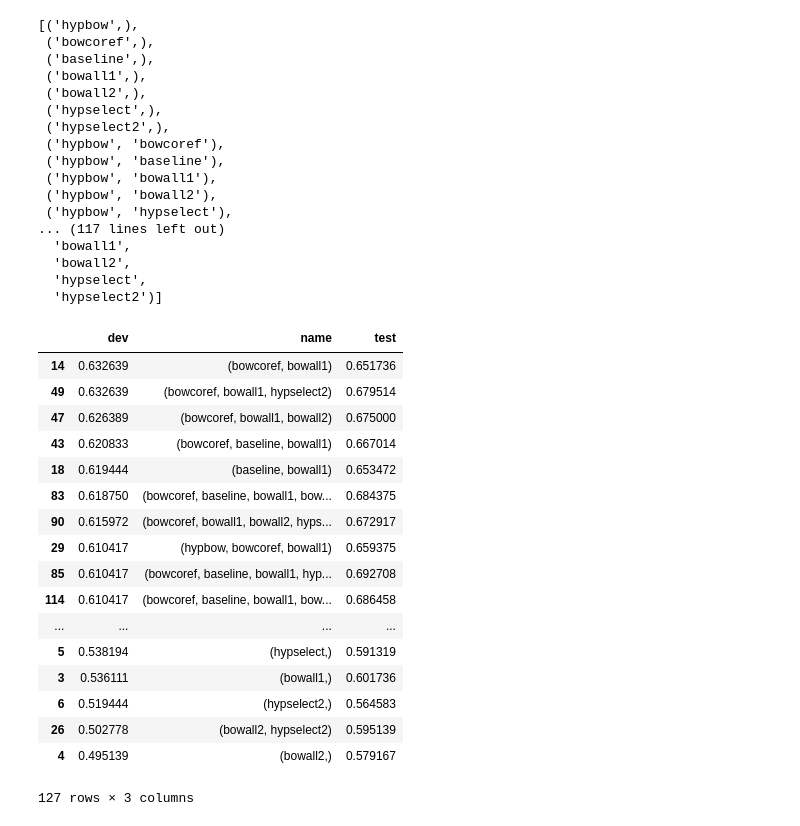
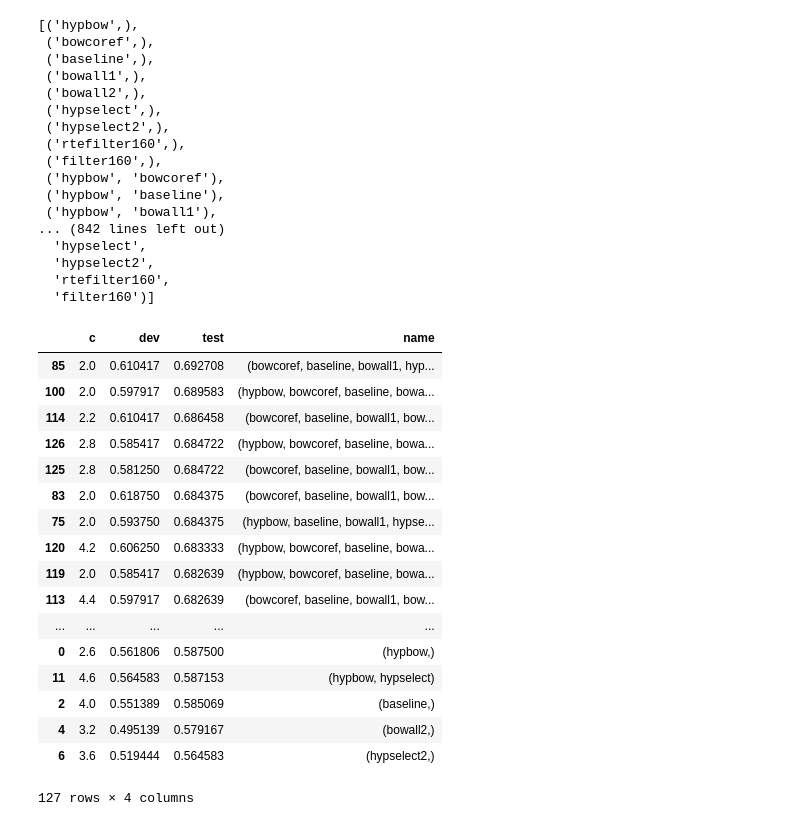
Before and after one commit to nicola/UCLMCTest, a Jupyter notebook: notebooks/SVM analysis.ipynb, the cells around one changed output. Drawn from its saved outputs; the diff is of its cells as text; code cells hidden in the pictures.

```diff
--- a/notebooks/SVM analysis.ipynb
+++ b/notebooks/SVM analysis.ipynb
@@ -64,6 +64,11 @@ filter160["train"] = pd.read_pickle(pickles + "_filter160_mc160.train.pickle")
 filter160["dev"] = pd.read_pickle(pickles + "_filter160_mc160.dev.pickle")
 filter160["test"] = pd.read_pickle(pickles + "_filter160_mc160.test.pickle")
 
+rtefilter160 = {}
+rtefilter160["train"] = pd.read_pickle(pickles + "_rtefilter160_mc160.train.pickle")
+rtefilter160["dev"] = pd.read_pickle(pickles + "_rtefilter160_mc160.dev.pickle")
+rtefilter160["test"] = pd.read_pickle(pickles + "_rtefilter160_mc160.test.pickle")
+
 yy_train = pd.read_pickle(pickles + "ymc160.train.pickle")
 yy_dev = pd.read_pickle(pickles + "ymc160.dev.pickle")
 yy_test = pd.read_pickle(pickles + "ymc160.test.pickle")
@@ -86,4 +91,5 @@ def powerset(iterable):
     return chain.from_iterable(combinations(s, r) for r in range(len(s)+1))
 
 
-tuned_parameters = [{'kernel': ['linear'], 'C': [1.0*x/10 for x in range(20,50)]}]
+tuned_parameters = [{'kernel': ['linear'], 'C': [2.0*x/10 for x in range(10,25)]}]
+tuned_parameters
@@ -90,6 +113,6 @@ tuned_parameters = [{'kernel': ['linear'], 'C': [1.0*x/10 for x in range(20,50)]
 # %%
-features_p = list(powerset([hypbow, bowcoref, baseline, bowall1, bowall2, hypselect, hypselect2]))[1:]
-features_s = list(powerset(["hypbow", "bowcoref", "baseline", "bowall1", "bowall2", "hypselect", "hypselect2"]))[1:]
+features_p = list(powerset([hypbow, bowcoref, baseline, bowall1, bowall2, hypselect, hypselect2, rtefilter160, filter160]))[1:]
+features_s = list(powerset(["hypbow", "bowcoref", "baseline", "bowall1", "bowall2", "hypselect", "hypselect2", "rtefilter160", "filter160"]))[1:]
 features_s
 # %% [output]
 [('hypbow',),
@@ -99,16 +122,16 @@ features_s
  ('bowall2',),
  ('hypselect',),
  ('hypselect2',),
+ ('rtefilter160',),
+ ('filter160',),
  ('hypbow', 'bowcoref'),
  ('hypbow', 'baseline'),
  ('hypbow', 'bowall1'),
- ('hypbow', 'bowall2'),
- ('hypbow', 'hypselect'),
-... (117 lines left out)
-  'bowall1',
-  'bowall2',
+... (842 lines left out)
   'hypselect',
-  'hypselect2')]
+  'hypselect2',
+  'rtefilter160',
+  'filter160')]
 # %%
 X_tests = [
     np.array(zip(*[v["test"] for v in features]))
@@ -148,29 +171,33 @@ Ys = []
 for x, _ in enumerate(features_s):
     Ys.append([features_s[x], y_pred_devs[x], y_pred_tests[x], best_params[x]])
 # %%
+pd.set_option('display.max_colwidth', 500)
+
 grades = []
 for name, y_pred_dev, y_pred_test, best_param in Ys:
     grades_dev = grading(y_pred_dev, yy_dev)
     grades_test = grading(y_pred_test, yy_test)
-    grades.append(dict(dev=sum(grades_dev)/len(grades_dev), test=sum(grades_test) / len(grades_test), name=name))
+    grades.append(dict(c=best_param["C"], dev=sum(grades_dev)/len(grades_dev), test=sum(grades_test) / len(grades_test), name=name))
 
-pd.DataFrame(grades).sort(["dev"], ascending=[0])
+grades = [g for g in grades if "rtefilter160" not in g["name"] and "filter160" not in g["name"]]
+df = pd.DataFrame(grades).sort(["test"], ascending=[0])
+df[["c","dev", "test", "name"]]
 # %% [output]
-|  | dev | name | test |
-| 14 | 0.632639 | (bowcoref, bowall1) | 0.651736 |
-| 49 | 0.632639 | (bowcoref, bowall1, hypselect2) | 0.679514 |
-| 47 | 0.626389 | (bowcoref, bowall1, bowall2) | 0.675000 |
-| 43 | 0.620833 | (bowcoref, baseline, bowall1) | 0.667014 |
-| 18 | 0.619444 | (baseline, bowall1) | 0.653472 |
-| 83 | 0.618750 | (bowcoref, baseline, bowall1, bow... | 0.684375 |
-| 90 | 0.615972 | (bowcoref, bowall1, bowall2, hyps... | 0.672917 |
-| 29 | 0.610417 | (hypbow, bowcoref, bowall1) | 0.659375 |
-| 85 | 0.610417 | (bowcoref, baseline, bowall1, hyp... | 0.692708 |
-| 114 | 0.610417 | (bowcoref, baseline, bowall1, bow... | 0.686458 |
-| ... | ... | ... | ... |
-| 5 | 0.538194 | (hypselect,) | 0.591319 |
-| 3 | 0.536111 | (bowall1,) | 0.601736 |
-| 6 | 0.519444 | (hypselect2,) | 0.564583 |
-| 26 | 0.502778 | (bowall2, hypselect2) | 0.595139 |
-| 4 | 0.495139 | (bowall2,) | 0.579167 |
+|  | c | dev | test | name |
+| 85 | 2.0 | 0.610417 | 0.692708 | (bowcoref, baseline, bowall1, hyp... |
+| 100 | 2.0 | 0.597917 | 0.689583 | (hypbow, bowcoref, baseline, bowa... |
+| 114 | 2.2 | 0.610417 | 0.686458 | (bowcoref, baseline, bowall1, bow... |
+| 126 | 2.8 | 0.585417 | 0.684722 | (hypbow, bowcoref, baseline, bowa... |
+| 125 | 2.8 | 0.581250 | 0.684722 | (bowcoref, baseline, bowall1, bow... |
+| 83 | 2.0 | 0.618750 | 0.684375 | (bowcoref, baseline, bowall1, bow... |
+| 75 | 2.0 | 0.593750 | 0.684375 | (hypbow, baseline, bowall1, hypse... |
+| 120 | 4.2 | 0.606250 | 0.683333 | (hypbow, bowcoref, baseline, bowa... |
+| 119 | 2.0 | 0.585417 | 0.682639 | (hypbow, bowcoref, baseline, bowa... |
+| 113 | 4.4 | 0.597917 | 0.682639 | (bowcoref, baseline, bowall1, bow... |
+| ... | ... | ... | ... | ... |
+| 0 | 2.6 | 0.561806 | 0.587500 | (hypbow,) |
+| 11 | 4.6 | 0.564583 | 0.587153 | (hypbow, hypselect) |
+| 2 | 4.0 | 0.551389 | 0.585069 | (baseline,) |
+| 4 | 3.2 | 0.495139 | 0.579167 | (bowall2,) |
+| 6 | 3.6 | 0.519444 | 0.564583 | (hypselect2,) |
-127 rows × 3 columns
+127 rows × 4 columns
```
Also changed, not shown: parts of 1 cell of this notebook, 3 other files.
